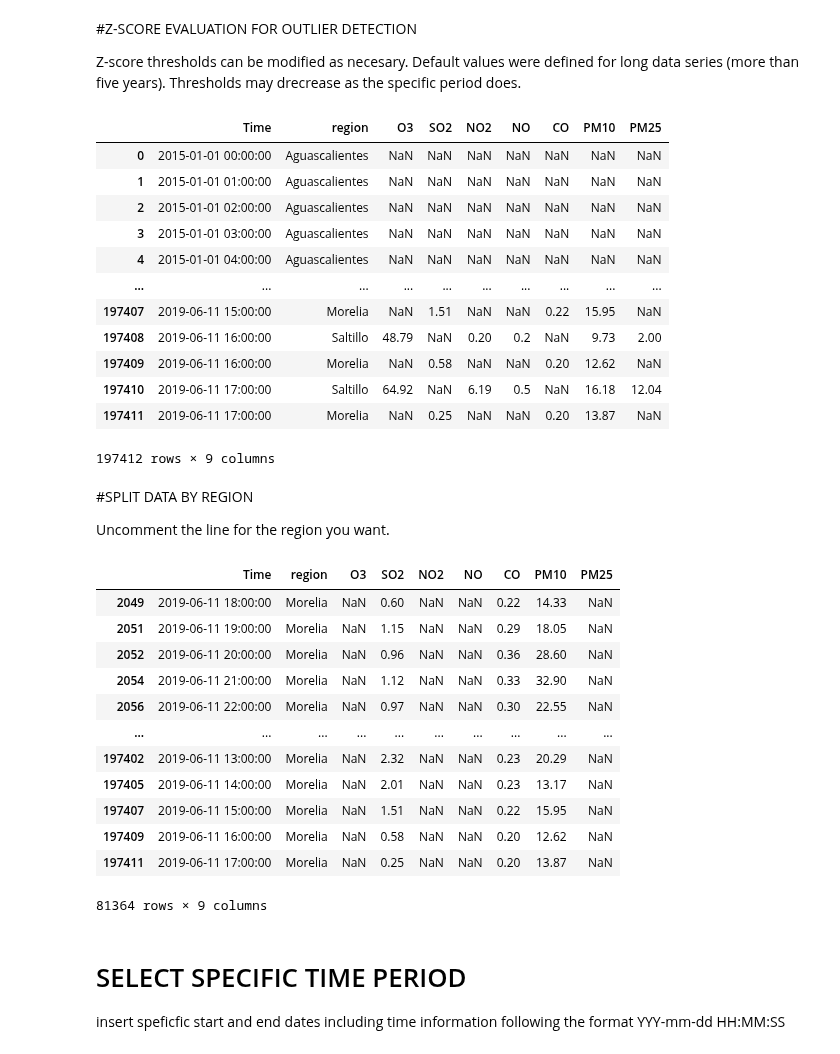
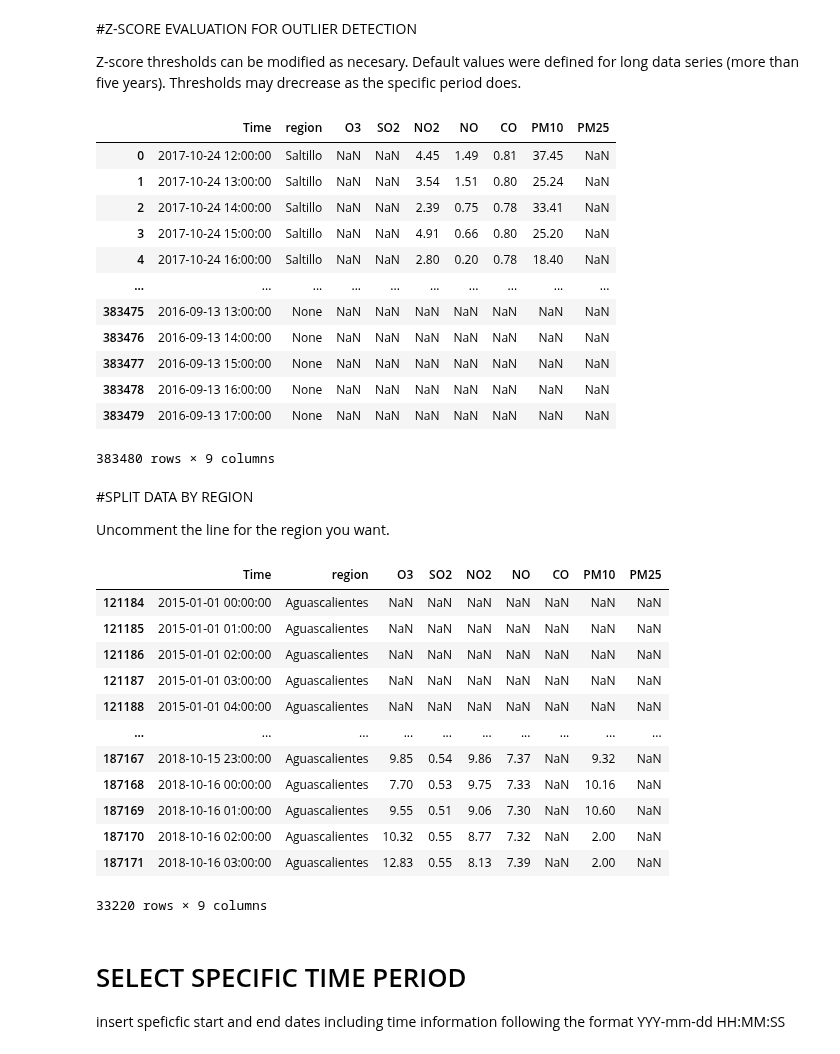
Before and after one commit to anscch/ATPAD-LAIDEA-UNAM, a Jupyter notebook: POLLUTION_ATPAD.ipynb, the cells around one changed output. Cells and saved outputs as stored; diff of their text form; code cells hidden in the pictures.

```diff
--- a/POLLUTION_ATPAD.ipynb
+++ b/POLLUTION_ATPAD.ipynb
@@ -188,4 +244,0 @@ Data is finally sorted by date. Pay attention to regions sice timestamp will rep
-# %%
-pollution_clean = pollution_clean.sort_values(by = 'Time')
-
-pollution_clean
@@ -301,42 +340,42 @@ pollution_clean.describe()
 pollution_clean
 # %% [output]
 |  | Time | region | O3 | SO2 | NO2 | NO | CO | PM10 | PM25 |
-| 0 | 2015-01-01 00:00:00 | Aguascalientes | NaN | NaN | NaN | NaN | NaN | NaN | NaN |
-| 1 | 2015-01-01 01:00:00 | Aguascalientes | NaN | NaN | NaN | NaN | NaN | NaN | NaN |
-| 2 | 2015-01-01 02:00:00 | Aguascalientes | NaN | NaN | NaN | NaN | NaN | NaN | NaN |
-| 3 | 2015-01-01 03:00:00 | Aguascalientes | NaN | NaN | NaN | NaN | NaN | NaN | NaN |
-| 4 | 2015-01-01 04:00:00 | Aguascalientes | NaN | NaN | NaN | NaN | NaN | NaN | NaN |
+| 0 | 2017-10-24 12:00:00 | Saltillo | NaN | NaN | 4.45 | 1.49 | 0.81 | 37.45 | NaN |
+| 1 | 2017-10-24 13:00:00 | Saltillo | NaN | NaN | 3.54 | 1.51 | 0.80 | 25.24 | NaN |
+| 2 | 2017-10-24 14:00:00 | Saltillo | NaN | NaN | 2.39 | 0.75 | 0.78 | 33.41 | NaN |
+| 3 | 2017-10-24 15:00:00 | Saltillo | NaN | NaN | 4.91 | 0.66 | 0.80 | 25.20 | NaN |
+| 4 | 2017-10-24 16:00:00 | Saltillo | NaN | NaN | 2.80 | 0.20 | 0.78 | 18.40 | NaN |
 | ... | ... | ... | ... | ... | ... | ... | ... | ... | ... |
-| 197407 | 2019-06-11 15:00:00 | Morelia | NaN | 1.51 | NaN | NaN | 0.22 | 15.95 | NaN |
-| 197408 | 2019-06-11 16:00:00 | Saltillo | 48.79 | NaN | 0.20 | 0.2 | NaN | 9.73 | 2.00 |
-| 197409 | 2019-06-11 16:00:00 | Morelia | NaN | 0.58 | NaN | NaN | 0.20 | 12.62 | NaN |
-| 197410 | 2019-06-11 17:00:00 | Saltillo | 64.92 | NaN | 6.19 | 0.5 | NaN | 16.18 | 12.04 |
-| 197411 | 2019-06-11 17:00:00 | Morelia | NaN | 0.25 | NaN | NaN | 0.20 | 13.87 | NaN |
+| 383475 | 2016-09-13 13:00:00 | None | NaN | NaN | NaN | NaN | NaN | NaN | NaN |
+| 383476 | 2016-09-13 14:00:00 | None | NaN | NaN | NaN | NaN | NaN | NaN | NaN |
+| 383477 | 2016-09-13 15:00:00 | None | NaN | NaN | NaN | NaN | NaN | NaN | NaN |
+| 383478 | 2016-09-13 16:00:00 | None | NaN | NaN | NaN | NaN | NaN | NaN | NaN |
+| 383479 | 2016-09-13 17:00:00 | None | NaN | NaN | NaN | NaN | NaN | NaN | NaN |
-197412 rows × 9 columns
+383480 rows × 9 columns
 # %% [markdown]
 #SPLIT DATA BY REGION
 
 Uncomment the line for the region you want.
 # %%
-pollution_clean = pollution_clean.loc[pollution_clean['region']=='Morelia']
-# pollution_clean = pollution_clean.loc[pollution_clean['region']=='Saltillo']
-# pollution_clean = pollution_clean.loc[pollution_clean['region']=='Aguascalientes']
+#pollution_clean = pollution_clean.loc[pollution_clean['region']=='Morelia']
+#pollution_clean = pollution_clean.loc[pollution_clean['region']=='Saltillo']
+pollution_clean = pollution_clean.loc[pollution_clean['region']=='Aguascalientes']
 
 pollution_clean
 # %% [output]
 |  | Time | region | O3 | SO2 | NO2 | NO | CO | PM10 | PM25 |
-| 2049 | 2019-06-11 18:00:00 | Morelia | NaN | 0.60 | NaN | NaN | 0.22 | 14.33 | NaN |
-| 2051 | 2019-06-11 19:00:00 | Morelia | NaN | 1.15 | NaN | NaN | 0.29 | 18.05 | NaN |
-| 2052 | 2019-06-11 20:00:00 | Morelia | NaN | 0.96 | NaN | NaN | 0.36 | 28.60 | NaN |
-| 2054 | 2019-06-11 21:00:00 | Morelia | NaN | 1.12 | NaN | NaN | 0.33 | 32.90 | NaN |
-| 2056 | 2019-06-11 22:00:00 | Morelia | NaN | 0.97 | NaN | NaN | 0.30 | 22.55 | NaN |
+| 121184 | 2015-01-01 00:00:00 | Aguascalientes | NaN | NaN | NaN | NaN | NaN | NaN | NaN |
+| 121185 | 2015-01-01 01:00:00 | Aguascalientes | NaN | NaN | NaN | NaN | NaN | NaN | NaN |
+| 121186 | 2015-01-01 02:00:00 | Aguascalientes | NaN | NaN | NaN | NaN | NaN | NaN | NaN |
+| 121187 | 2015-01-01 03:00:00 | Aguascalientes | NaN | NaN | NaN | NaN | NaN | NaN | NaN |
+| 121188 | 2015-01-01 04:00:00 | Aguascalientes | NaN | NaN | NaN | NaN | NaN | NaN | NaN |
 | ... | ... | ... | ... | ... | ... | ... | ... | ... | ... |
-| 197402 | 2019-06-11 13:00:00 | Morelia | NaN | 2.32 | NaN | NaN | 0.23 | 20.29 | NaN |
-| 197405 | 2019-06-11 14:00:00 | Morelia | NaN | 2.01 | NaN | NaN | 0.23 | 13.17 | NaN |
-| 197407 | 2019-06-11 15:00:00 | Morelia | NaN | 1.51 | NaN | NaN | 0.22 | 15.95 | NaN |
-| 197409 | 2019-06-11 16:00:00 | Morelia | NaN | 0.58 | NaN | NaN | 0.20 | 12.62 | NaN |
-| 197411 | 2019-06-11 17:00:00 | Morelia | NaN | 0.25 | NaN | NaN | 0.20 | 13.87 | NaN |
+| 187167 | 2018-10-15 23:00:00 | Aguascalientes | 9.85 | 0.54 | 9.86 | 7.37 | NaN | 9.32 | NaN |
+| 187168 | 2018-10-16 00:00:00 | Aguascalientes | 7.70 | 0.53 | 9.75 | 7.33 | NaN | 10.16 | NaN |
+| 187169 | 2018-10-16 01:00:00 | Aguascalientes | 9.55 | 0.51 | 9.06 | 7.30 | NaN | 10.60 | NaN |
+| 187170 | 2018-10-16 02:00:00 | Aguascalientes | 10.32 | 0.55 | 8.77 | 7.32 | NaN | 2.00 | NaN |
+| 187171 | 2018-10-16 03:00:00 | Aguascalientes | 12.83 | 0.55 | 8.13 | 7.39 | NaN | 2.00 | NaN |
-81364 rows × 9 columns
+33220 rows × 9 columns
 # %% [markdown]
 # SELECT SPECIFIC TIME PERIOD
 
```
Also changed, not shown: parts of 10 cells of this notebook.
